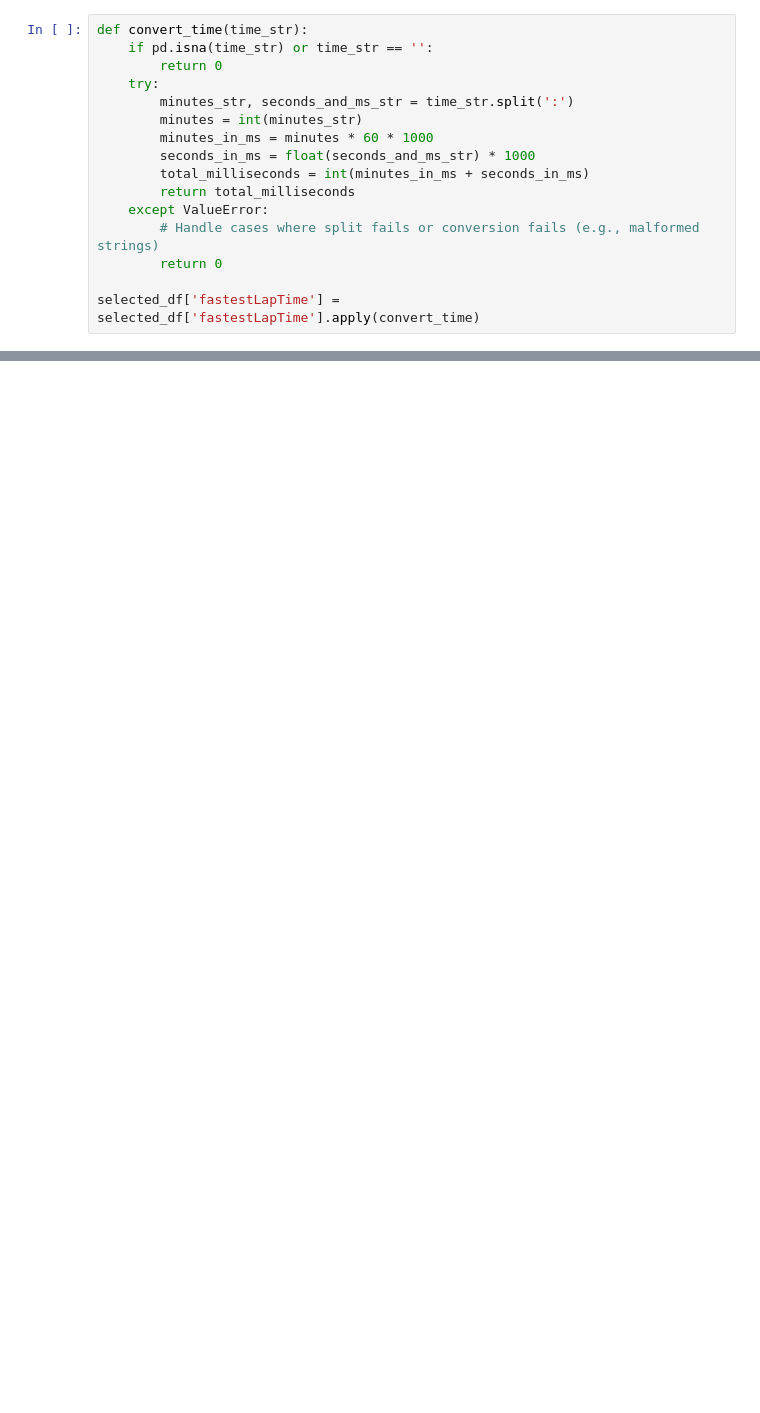
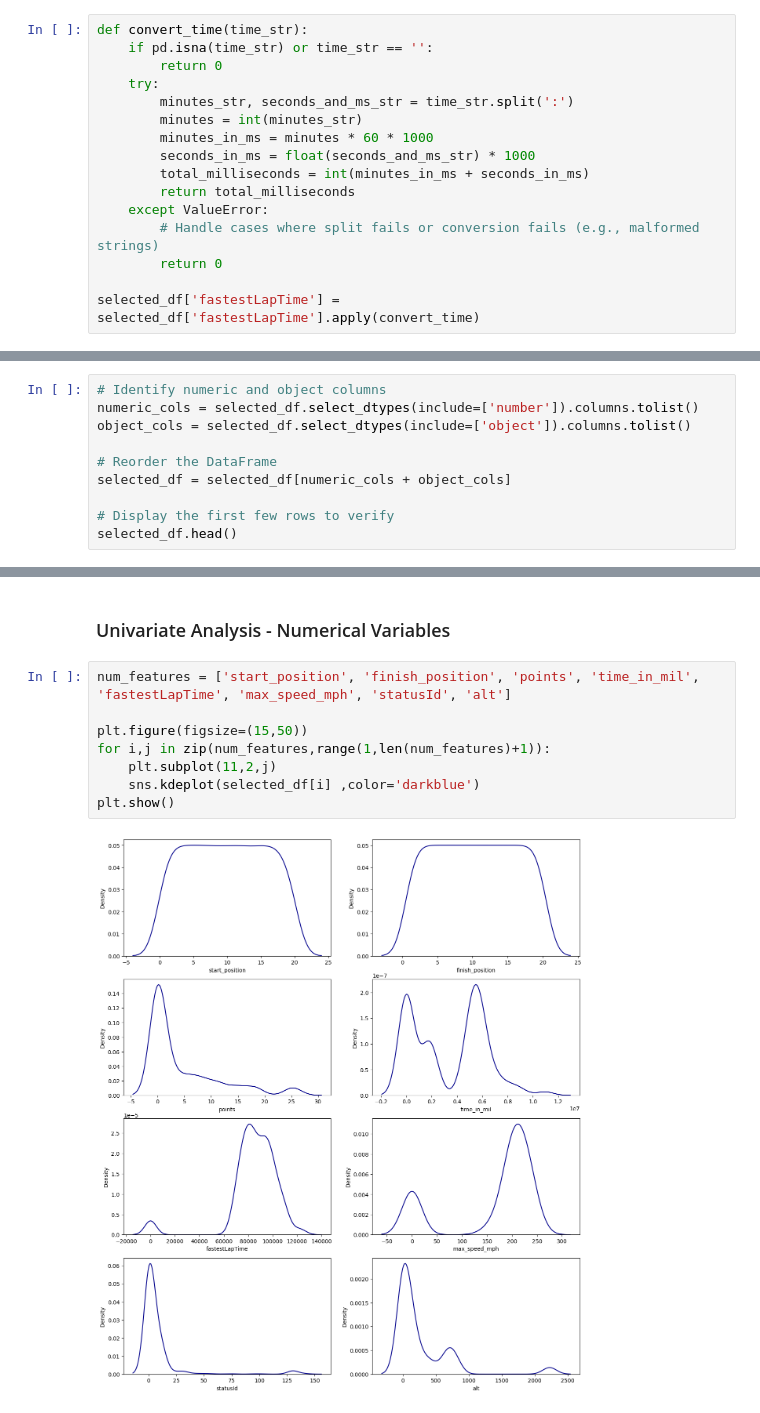
Before and after one commit to hugocruz13/Applied_ML_Models, a Jupyter notebook: eda_clustering_dataset.ipynb, the cells around one changed output, grey strips where cells are left out. Drawn from its saved outputs; the diff is of its cells as text; blank space fills up the shorter version.

Commit message:
Univariate and Bivariate Analysis

```diff
--- a/eda_clustering_dataset.ipynb
+++ b/eda_clustering_dataset.ipynb
@@ -382,0 +432,10 @@ selected_df.describe().T
+# %%
+# Identify numeric and object columns
+numeric_cols = selected_df.select_dtypes(include=['number']).columns.tolist()
+object_cols = selected_df.select_dtypes(include=['object']).columns.tolist()
+
+# Reorder the DataFrame
+selected_df = selected_df[numeric_cols + object_cols]
+
+# Display the first few rows to verify
+selected_df.head()
@@ -382,0 +449,12 @@ selected_df.describe().T
+# %% [markdown]
+### Univariate Analysis - Numerical Variables
+# %%
+num_features = ['start_position', 'finish_position', 'points', 'time_in_mil', 'fastestLapTime', 'max_speed_mph', 'statusId', 'alt']
+
+plt.figure(figsize=(15,50))
+for i,j in zip(num_features,range(1,len(num_features)+1)):
+    plt.subplot(11,2,j)
+    sns.kdeplot(selected_df[i] ,color='darkblue')
+plt.show()
+# %% [output]
+[figure, added]
```
Also changed, not shown: parts of 20 cells of this notebook.
